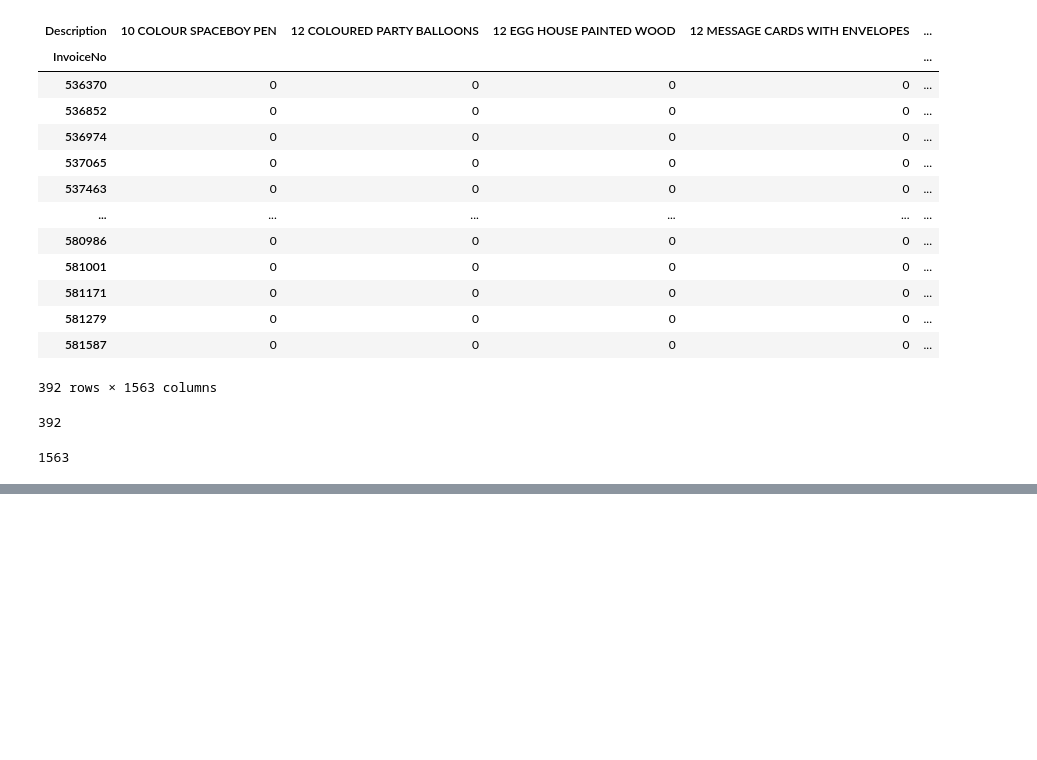
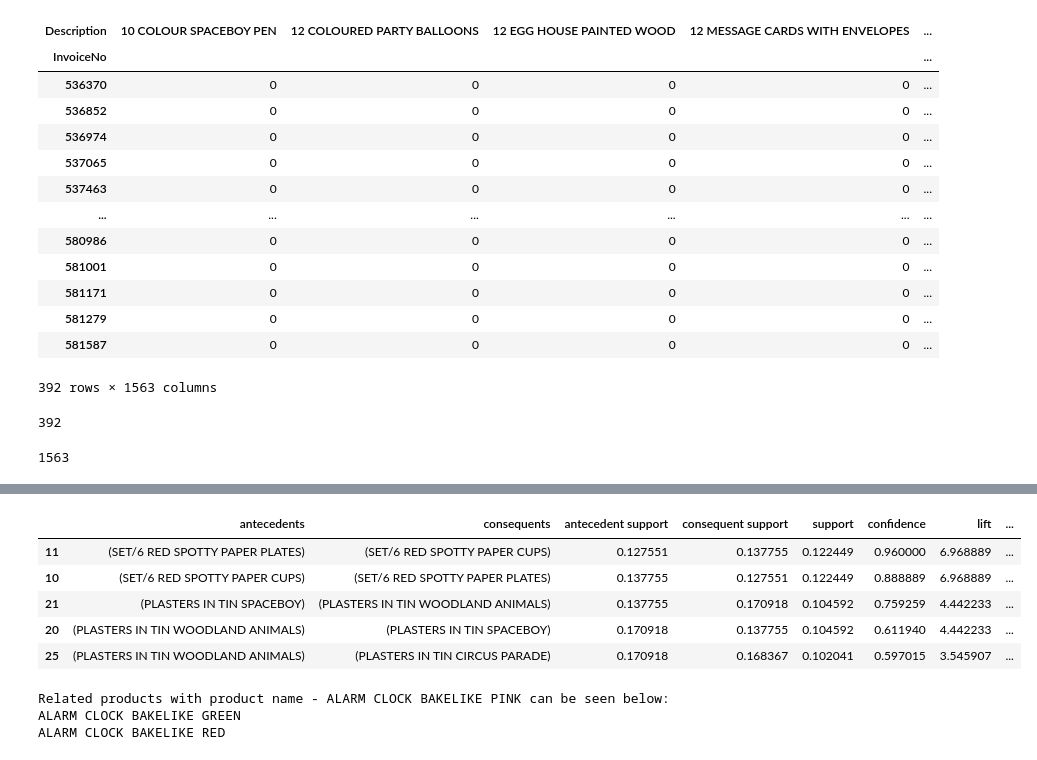
Before and after one commit to Darrellcr/proyek-akhir-datmin, a Jupyter notebook: Proyek kelompok 4.ipynb, the cells around one changed output, grey strips where cells are left out. Drawn from its saved outputs; the diff is of its cells as text; code cells hidden in the pictures; blank space fills up the shorter version.

Commit message:
recom system

```diff
--- a/Proyek kelompok 4.ipynb
+++ b/Proyek kelompok 4.ipynb
@@ -400,2 +400,12 @@ filter_rules(association_rules)
 | 18 | (SET/20 RED RETROSPOT PAPER NAPKINS) | (SET/6 RED SPOTTY PAPER CUPS) | 0.132653 | 0.137755 | 0.102041 | 0.769231 | 5.584046 | ... |
 | 19 | (SET/6 RED SPOTTY PAPER CUPS) | (SET/20 RED RETROSPOT PAPER NAPKINS) | 0.137755 | 0.132653 | 0.102041 | 0.740741 | 5.584046 | ... |
+# %%
+sorted_rules = association_rules.sort_values(by='support', ascending=False)
+sorted_rules.head()
+# %% [output]
+|  | antecedents | consequents | antecedent support | consequent support | support | confidence | lift | ... |
+| 11 | (SET/6 RED SPOTTY PAPER PLATES) | (SET/6 RED SPOTTY PAPER CUPS) | 0.127551 | 0.137755 | 0.122449 | 0.960000 | 6.968889 | ... |
+| 10 | (SET/6 RED SPOTTY PAPER CUPS) | (SET/6 RED SPOTTY PAPER PLATES) | 0.137755 | 0.127551 | 0.122449 | 0.888889 | 6.968889 | ... |
+| 21 | (PLASTERS IN TIN SPACEBOY) | (PLASTERS IN TIN WOODLAND ANIMALS) | 0.137755 | 0.170918 | 0.104592 | 0.759259 | 4.442233 | ... |
+| 20 | (PLASTERS IN TIN WOODLAND ANIMALS) | (PLASTERS IN TIN SPACEBOY) | 0.170918 | 0.137755 | 0.104592 | 0.611940 | 4.442233 | ... |
+| 25 | (PLASTERS IN TIN WOODLAND ANIMALS) | (PLASTERS IN TIN CIRCUS PARADE) | 0.170918 | 0.168367 | 0.102041 | 0.597015 | 3.545907 | ... |
@@ -401,0 +433,6 @@ filter_rules(association_rules)
+# %%
+recommendation_system_func(retail_france, sorted_rules)
+# %% [output]
+Related products with product name - ALARM CLOCK BAKELIKE PINK can be seen below:
+ALARM CLOCK BAKELIKE GREEN
+ALARM CLOCK BAKELIKE RED
```
Also changed, not shown: parts of 5 cells of this notebook.
